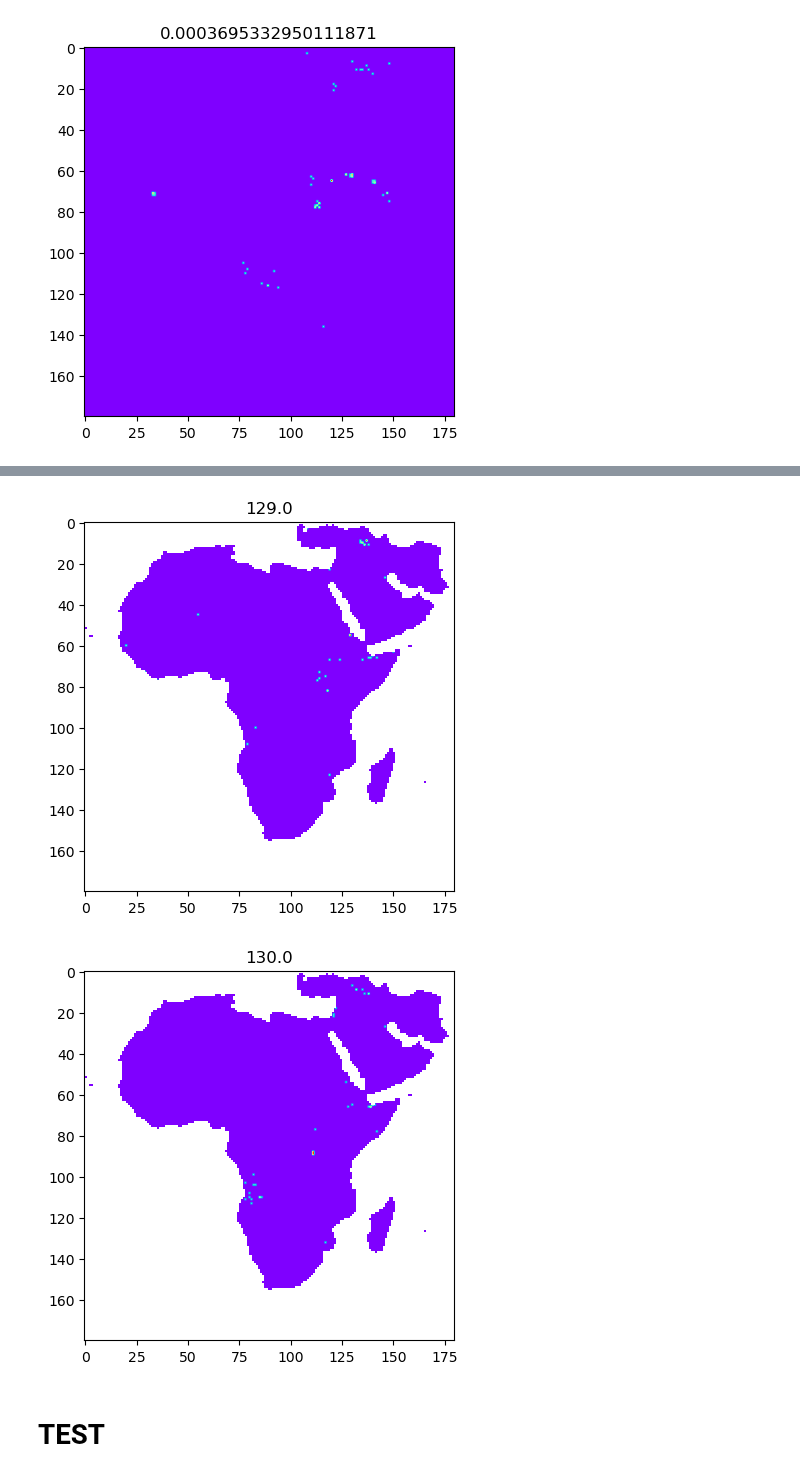
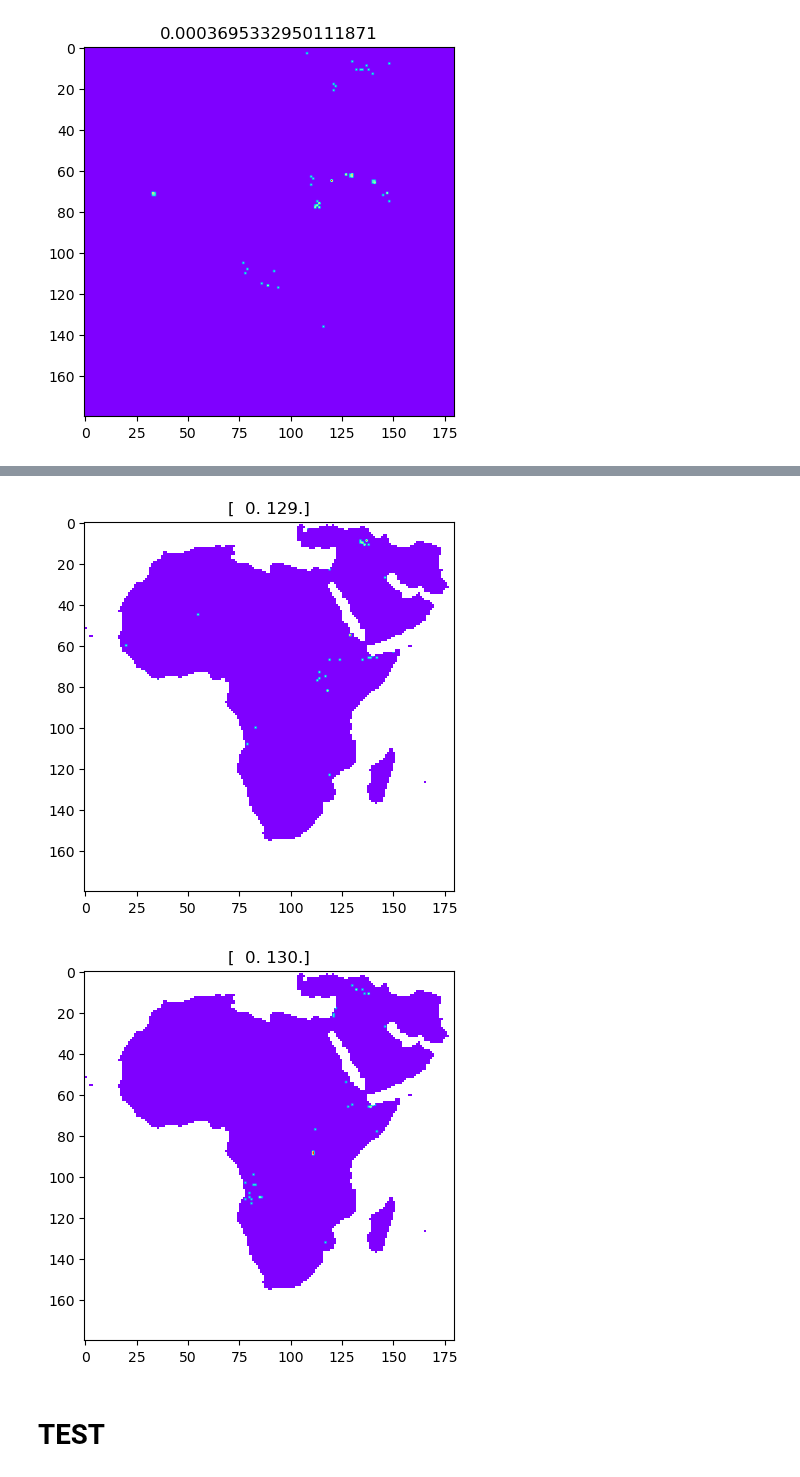
Before and after one commit to prio-data/views_pipeline, a Jupyter notebook: models/purple_alien/notebooks/check_data.ipynb, the cells around one changed output, grey strips where cells are left out. Cells and saved outputs as stored; diff of their text form; code cells hidden in the pictures.

Commit message:
identifyied issue w/ forcasting data month id

```diff
--- a/models/purple_alien/notebooks/check_data.ipynb
+++ b/models/purple_alien/notebooks/check_data.ipynb
@@ -122,6 +92,6 @@ plt.show()
 for i in range(10): #(vol.shape[0]):
     true_obs_masked = np.ma.masked_where((views_vol[0,:,:,4] == 0), views_vol[i,:,:,5])
     plt.imshow(true_obs_masked, cmap = 'rainbow')
-    plt.title(views_vol[i,:,:,3].max()) # mean wrong since lots of zeros (oceans etc.) Parhaps the zeros should just get a month_id anyway?
+    plt.title(np.unique(views_vol[i,:,:,3])) # mean wrong since lots of zeros (oceans etc.) Parhaps the zeros should just get a month_id anyway?
     plt.show()
 # %% [output]
@@ -136,5 +106,5 @@ for i in range(10): #(vol.shape[0]):
-[figure, old version]
+[figure, new version]
-[figure, old version]
+[figure, new version]
 # %%
 # make a timeleapse of the above to see if it makes sense
 # %% [markdown]
```
Also changed, not shown: parts of 15 cells of this notebook.
